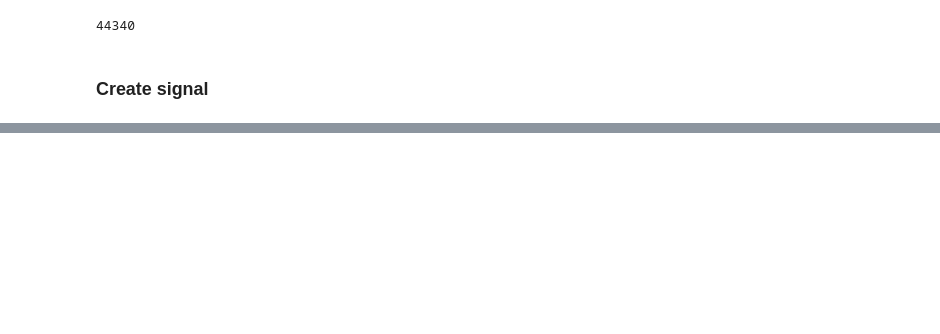
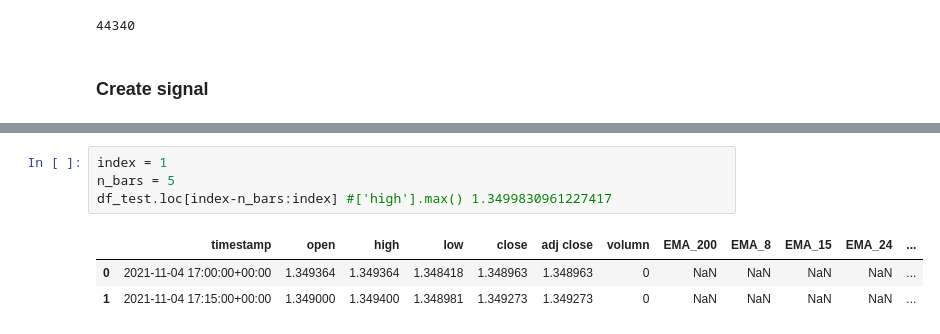
Before and after one commit to phongyanon/PythonInvestment, a Jupyter notebook: MyStrategy/EMA_3_lines.ipynb, the cells around one changed output, grey strips where cells are left out. Cells and saved outputs as stored; diff of their text form; blank space fills up the shorter version.

```diff
--- a/MyStrategy/EMA_3_lines.ipynb
+++ b/MyStrategy/EMA_3_lines.ipynb
@@ -93,0 +179,8 @@ df_test.tail()
+# %%
+index = 1
+n_bars = 5
+df_test.loc[index-n_bars:index] #['high'].max() 1.3499830961227417
+# %% [output]
+|  | timestamp | open | high | low | close | adj close | volumn | EMA_200 | EMA_8 | EMA_15 | EMA_24 | ... |
+| 0 | 2021-11-04 17:00:00+00:00 | 1.349364 | 1.349364 | 1.348418 | 1.348963 | 1.348963 | 0 | NaN | NaN | NaN | NaN | ... |
+| 1 | 2021-11-04 17:15:00+00:00 | 1.349000 | 1.349400 | 1.348981 | 1.349273 | 1.349273 | 0 | NaN | NaN | NaN | NaN | ... |
```
Also changed, not shown: parts of 4 cells of this notebook, 4 other files.
